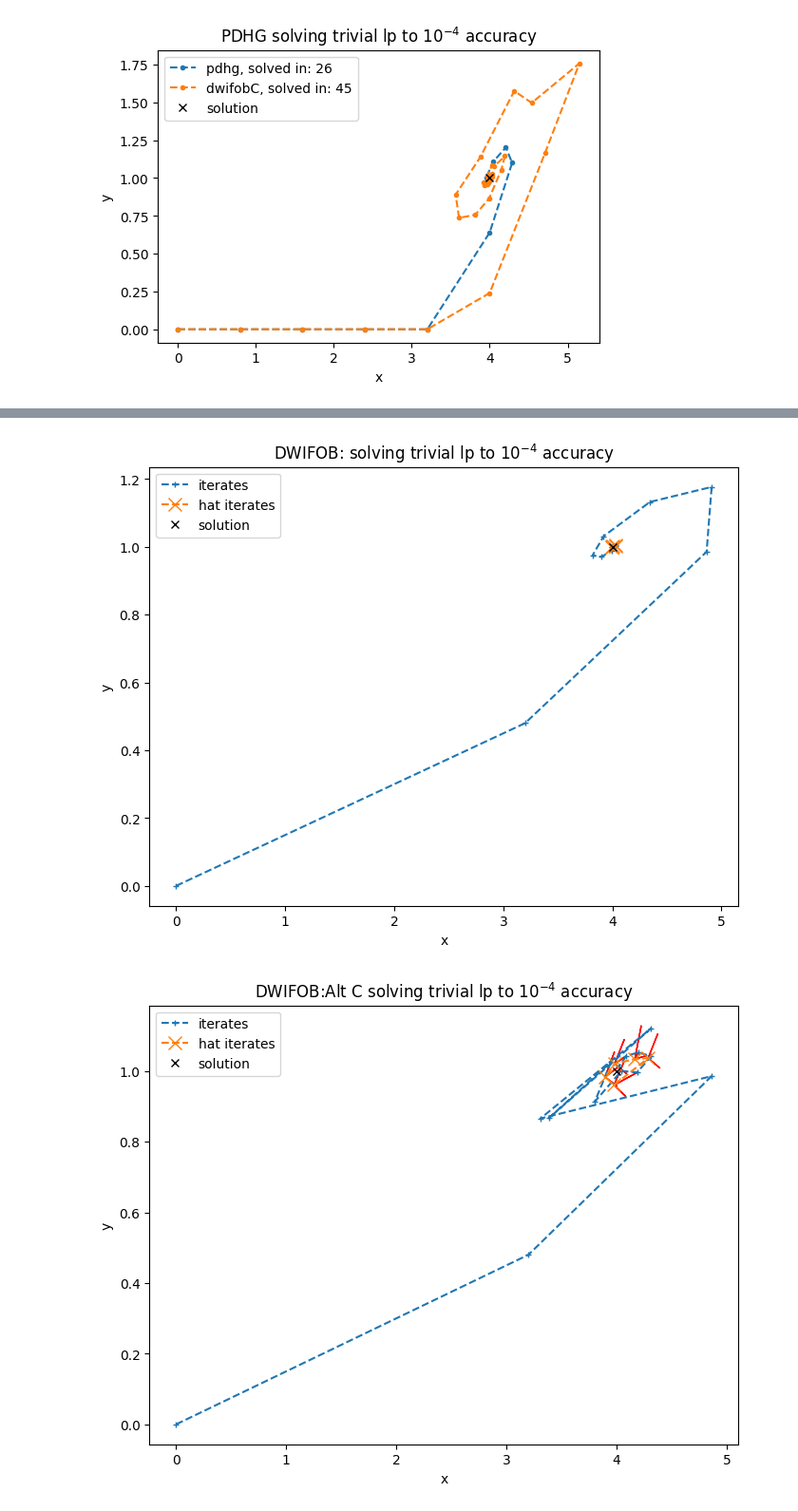
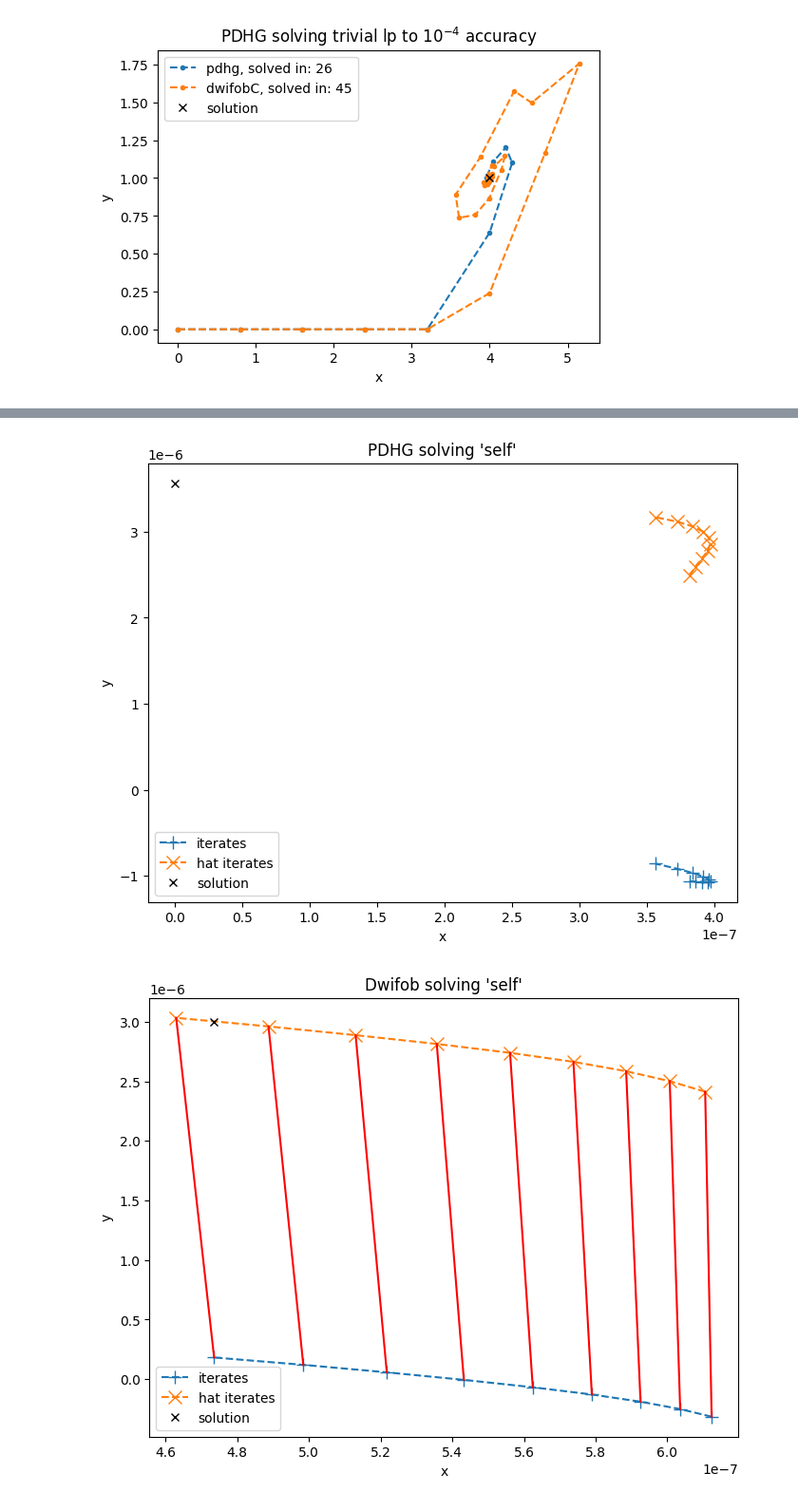
Before and after one commit to TheodorAT/MasterThesis, a Jupyter notebook: scripts/plot_convegence_understanding.ipynb, the cells around one changed output, grey strips where cells are left out. Shown at 95% size. Cells and saved outputs as stored; diff of their text form; code cells hidden in the pictures.

```diff
--- a/scripts/plot_convegence_understanding.ipynb
+++ b/scripts/plot_convegence_understanding.ipynb
@@ -110,12 +141,18 @@ plot_dwifob_iterates(dwifob_solve_altC, window, end, "Alt C solving trivial lp t
-# %%
-pdhg_solve = plot_info_1e8["less_trivial_lp_dwifob_alt_C_+primal_weight_restart=40_1e-8_m=0_detailed"]
-dwifob_solve_altC = plot_info_1e8["less_trivial_lp_dwifob_alt_C_+primal_weight_restart=40_1e-8_m=1_detailed"]
-
-iters=len(dwifob_solve["primal_iterates"])
-end = 14         # Up to which iterate we see.
-window = 5      # How many iterates we see at the same time.
-plot_dwifob_iterates(pdhg_solve, window, end)
-plot_dwifob_iterates(dwifob_solve_altC, window, end, "Alt C")
-# %% [output]
-[figure, removed]
-[figure, removed]
+# %%
+# Examining the convergence behaviour on the "self" instance:
+start = 40
+end = 70            # Up to which iterate we see.
+window = 10          # How many iterates we see at the same time.
+primal_idx = 3      # Which primal dimension to show
+dual_idx = 0        # Which dual dimension to show
+
+pdhg_solve = plot_info_self_1e4["self_dwifob_org_+primal_weight_restart=40_1e-4_m=0_detailed"]
+dwifob_solve = plot_info_self_1e4["self_dwifob_org_+primal_weight_restart=40_1e-4_m=5_detailed"]
+dwifob_solve_altC = plot_info_self_1e4["self_dwifob_alt_C_+primal_weight_restart=40_1e-4_m=5_detailed"]
+iters=len(dwifob_solve["primal_iterates"])
+plot_dwifob_iterates(pdhg_solve, window, end, "PDHG solving 'self'", primal_idx, dual_idx, True)
+plot_dwifob_iterates(dwifob_solve, window, end, "Dwifob solving 'self'", primal_idx, dual_idx, True)
+plot_dwifob_iterates(dwifob_solve_altC, window, end, "Alt C solving 'self'", primal_idx, dual_idx, True)
+# %% [output]
+[figure, added]
+[figure, added]
```
Also changed, not shown: parts of 5 cells of this notebook, 6 other files.
